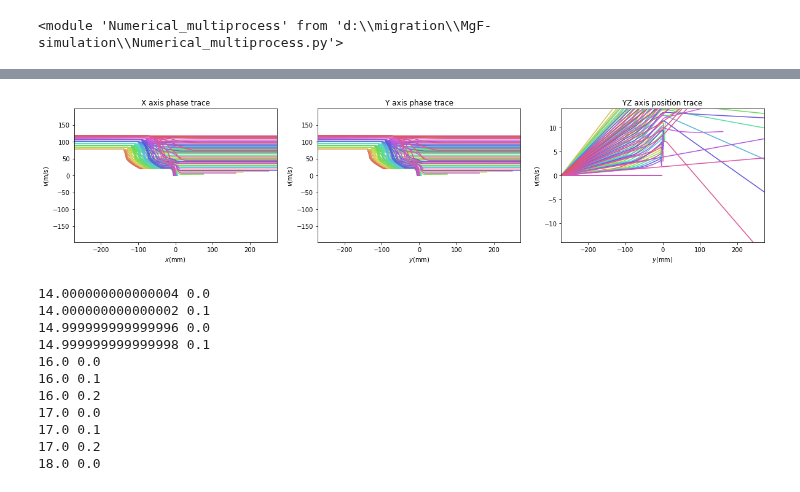
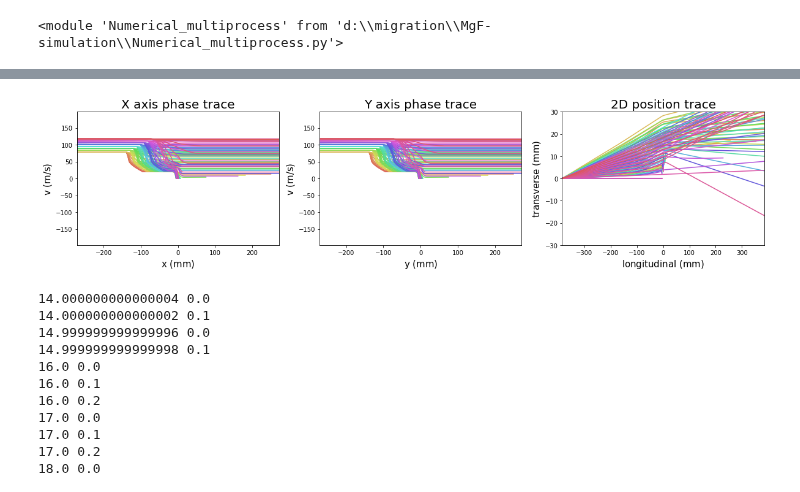
Before and after one commit to DongkyuLim/MgF-simulation, a Jupyter notebook: Numerical simulation.ipynb, the cells around one changed output, grey strips where cells are left out. Saved outputs shown, nothing was run; the diff lists cells and outputs as text; code cells hidden in the pictures.

```diff
--- a/Numerical simulation.ipynb
+++ b/Numerical simulation.ipynb
@@ -70,41 +70,42 @@ sols = Numerical_multiprocess.main_iteration(**max_parameters[0]["params"])
 # %%
 colors = sns.color_palette('hls',len(sols))
 
 fig,ax = plt.subplots(1,3,figsize=(20,4))
 
-ax[2].set_ylabel("$z (\mathrm{mm})$")
-ax[2].set_xlabel('$y (\mathrm{mm})$')
-ax[2].set_xlim(-1*z_max*x0*1000*np.sqrt(1/2),z_max*x0*1000*np.sqrt(1/2))
+ax[2].set_ylabel("transverse $(\mathrm{mm})$",fontsize=15)
+ax[2].set_xlabel('longitudinal $(\mathrm{mm})$',fontsize=15)
+ax[2].set_xlim(-1*z_max*x0*1000,z_max*x0*1000)
 # ax[2].set_xlim(-14,14)
-ax[2].set_ylim(-14,14)
-ax[2].set_ylabel('$v (\mathrm{m/s})$')
+ax[2].set_ylim(-30,30)
+# ax[2].set_ylabel('$v (\mathrm{m/s})$',fontsize=15)
 # ax[2].set_ylim(-1*v_max*v0,1*v_max*v0)
-ax[2].set_title('YZ axis position trace')
+ax[2].set_title('2D position trace',fontsize=20)
+# ax[2].tick_params(axis="x",labelsize=15)
 
 
-ax[0].set_xlabel('$x (\mathrm{mm})$')
-ax[0].set_ylabel('$v (\mathrm{m/s})$')
+ax[0].set_xlabel('x $(\mathrm{mm})$',fontsize=15)
+ax[0].set_ylabel('v $(\mathrm{m/s})$',fontsize=15)
 ax[0].set_xlim(-1*z_max*x0*1000*np.sqrt(1/2),z_max*x0*1000*np.sqrt(1/2))
 ax[0].set_ylim(-1*v_max*v0,1*v_max*v0)
 # ax[0].set_xlim(-14,14)
 # ax[0].set_ylim(-1*3*v0,3*v0)
-ax[0].set_title('X axis phase trace')
+ax[0].set_title('X axis phase trace',fontsize=20)
 
 
-ax[1].set_xlabel('$y (\mathrm{mm})$')
-ax[1].set_ylabel('$v (\mathrm{m/s})$')
+ax[1].set_xlabel('y $(\mathrm{mm})$',fontsize=15)
+ax[1].set_ylabel('v $(\mathrm{m/s})$',fontsize=15)
 ax[1].set_xlim(-1*z_max*x0*1000*np.sqrt(1/2),z_max*x0*1000*np.sqrt(1/2))
 ax[1].set_ylim(-1*v_max*v0,1*v_max*v0)
-ax[1].set_title('Y axis phase trace')
+ax[1].set_title('Y axis phase trace',fontsize=20)
 
 fig.subplots_adjust(left=0.12,right=0.9)
 
 for sol,clr in zip(sols,colors):
     ax[0].plot(sol.r[0]*x0*1000,sol.v[0]*v0,color=clr)
     ax[1].plot(sol.r[1]*x0*1000,sol.v[1]*v0,color=clr)
-    ax[2].plot(sol.r[1]*x0*1000,sol.r[2]*x0*1000,color=clr)
+    ax[2].plot(sol.r[1]*x0*1000*np.sqrt(1/2)+sol.r[0]*x0*1000*np.sqrt(1/2),sol.r[2]*x0*1000,color=clr)
 # %% [output]
-[figure, old version]
+[figure, new version]
 # %%
 counter = 0
 for sol in sols:
```
Also changed, not shown: parts of 2 cells of this notebook, 2 other files.
